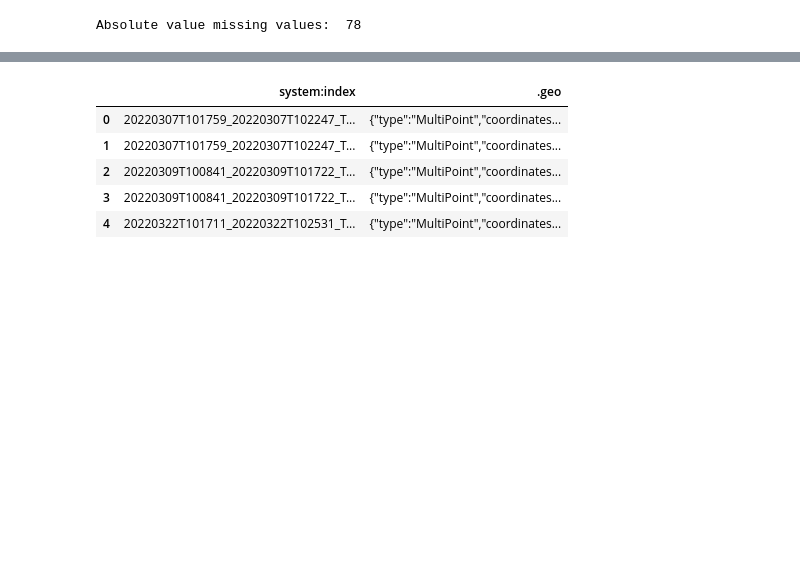
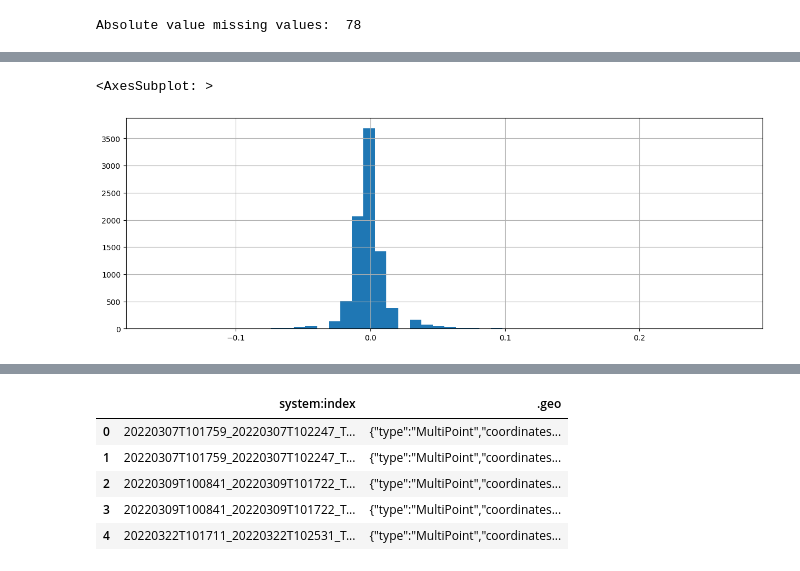
Before and after one commit to angyaloliver/bip-ml4eo, a Jupyter notebook: bip-ml4eo.ipynb, the cells around one changed output, grey strips where cells are left out. Saved outputs shown, nothing was run; the diff lists cells and outputs as text; code cells hidden in the pictures; blank space fills up the shorter version.

```diff
--- a/bip-ml4eo.ipynb
+++ b/bip-ml4eo.ipynb
@@ -92,3 +125,9 @@ ancillary_df.set_index("Hours").plot(figsize=(15, 5))
+# %%
+# variation distribution
+ancillary_df["Variation"].hist(bins=50, figsize=(15, 5))
+# %% [output]
+<AxesSubplot: >
+[figure, added]
 # %% [markdown]
 ### Sentinel-2
 
```
Also changed, not shown: parts of 10 cells of this notebook.
